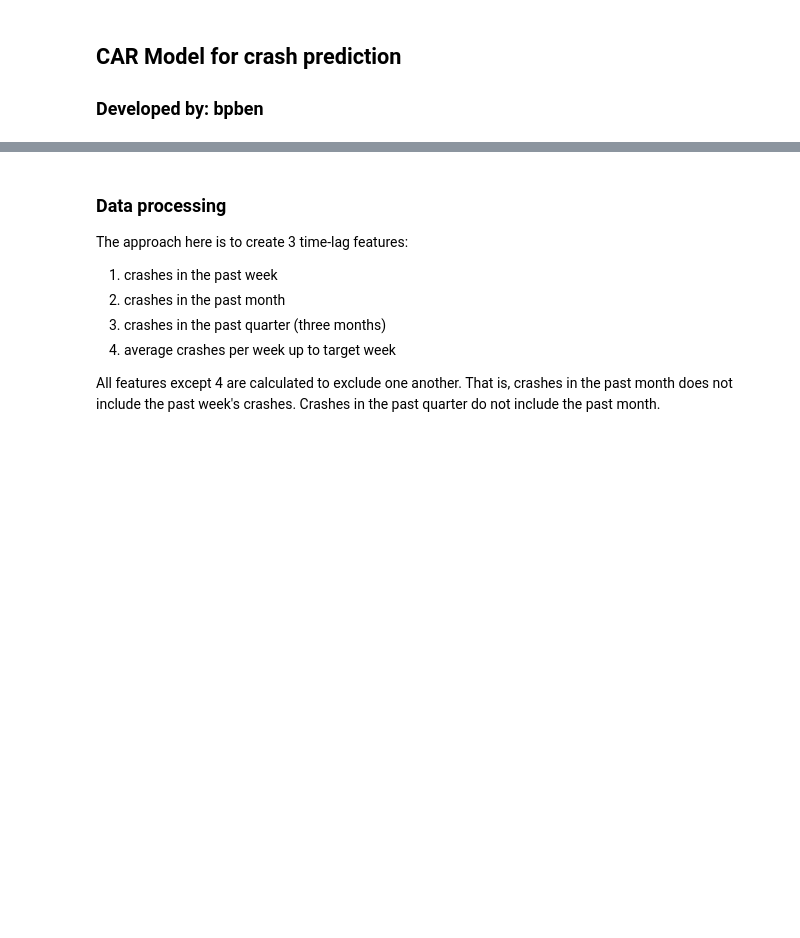
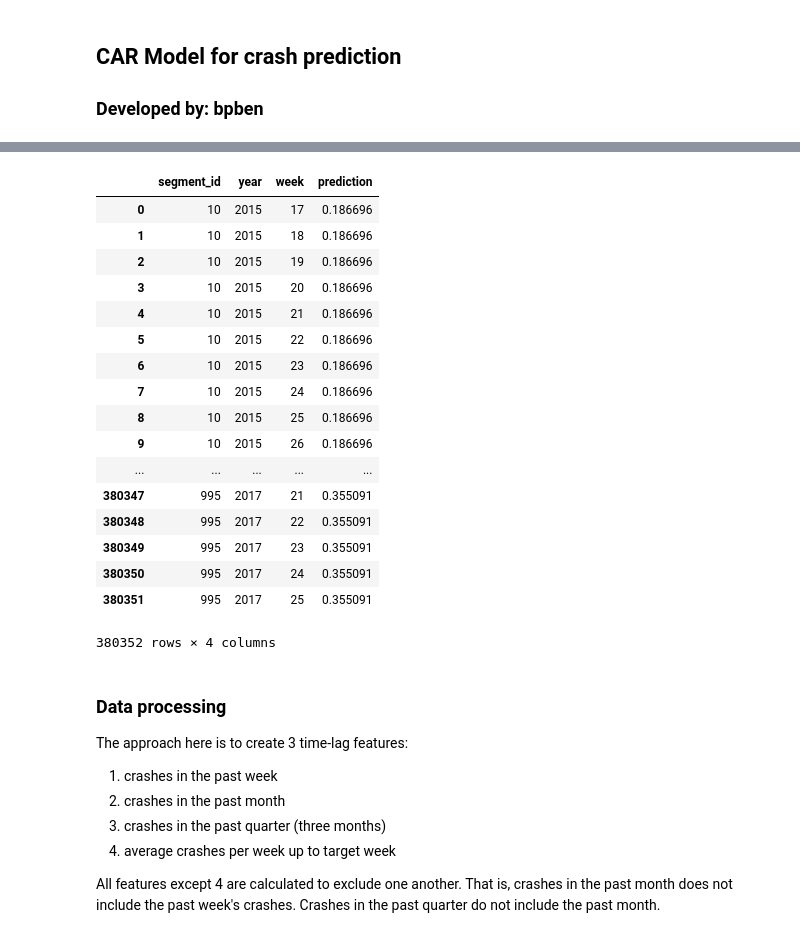
Before and after one commit to insight-lane/crash-model, a Jupyter notebook: notebooks/crash_predict_car.ipynb, the cells around one changed output, grey strips where cells are left out. Cells and saved outputs as stored; diff of their text form; code cells hidden in the pictures; blank space fills up the shorter version.

```diff
--- a/notebooks/crash_predict_car.ipynb
+++ b/notebooks/crash_predict_car.ipynb
@@ -19,3 +25,24 @@ from sklearn.metrics import roc_auc_score
+# %%
+pd.read_csv('/Users/B/Documents/boston-crash-modeling/data/processed/seg_with_predicted.csv')
+# %% [output]
+|  | segment_id | year | week | prediction |
+| 0 | 10 | 2015 | 17 | 0.186696 |
+| 1 | 10 | 2015 | 18 | 0.186696 |
+| 2 | 10 | 2015 | 19 | 0.186696 |
+| 3 | 10 | 2015 | 20 | 0.186696 |
+| 4 | 10 | 2015 | 21 | 0.186696 |
+| 5 | 10 | 2015 | 22 | 0.186696 |
+| 6 | 10 | 2015 | 23 | 0.186696 |
+| 7 | 10 | 2015 | 24 | 0.186696 |
+| 8 | 10 | 2015 | 25 | 0.186696 |
+| 9 | 10 | 2015 | 26 | 0.186696 |
+| ... | ... | ... | ... | ... |
+| 380347 | 995 | 2017 | 21 | 0.355091 |
+| 380348 | 995 | 2017 | 22 | 0.355091 |
+| 380349 | 995 | 2017 | 23 | 0.355091 |
+| 380350 | 995 | 2017 | 24 | 0.355091 |
+| 380351 | 995 | 2017 | 25 | 0.355091 |
+380352 rows × 4 columns
 # %%
 import json
 # %%
```
Also changed, not shown: parts of 1 cell of this notebook, 1 other file.
